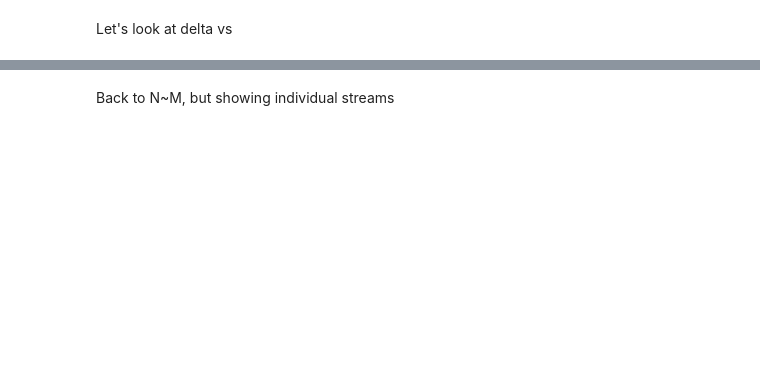
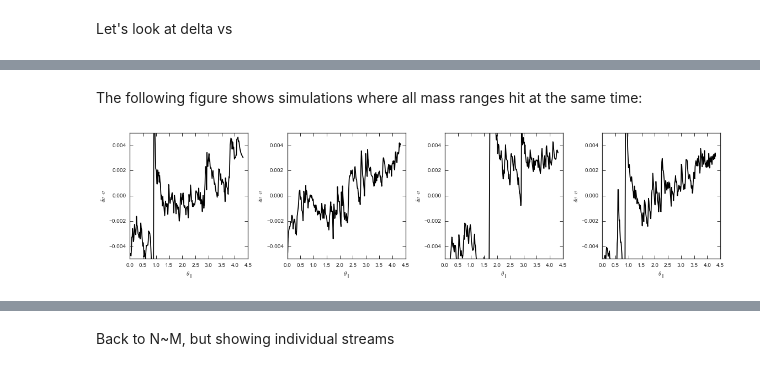
Before and after one commit to jobovy/streamgap-pepper, a Jupyter notebook: bell.ipynb, the cells around one changed output, grey strips where cells are left out. Drawn from its saved outputs; the diff is of its cells as text; code cells hidden in the pictures; blank space fills up the shorter version.

```diff
--- a/bell.ipynb
+++ b/bell.ipynb
@@ -112,11 +109,0 @@ What follows are some power spectra for random realizations of hits (first plot)
-# %%
-figsize(12,6)
-for ii in range(21):
-    px, py=signal.periodogram(randomdO(100,vs,xs),fs=(xs[1,0]-xs[0,0]))
-    semilogx(px,py/numpy.amax(py),color='b',lw=0.5,alpha=0.5)
-for ii in range(21):
-    px, py= signal.periodogram(randomdO(10,vs,xs,GM=10**-3./bovy_conversion.mass_in_1010msol(V0,R0),rs=0.250/R0),fs=(xs[1,0]-xs[0,0]))
-    semilogx(px,py/numpy.amax(py),color='g',lw=0.5,alpha=0.5)
-for ii in range(21):
-    px, py= signal.periodogram(randomdO(1000,vs,xs,GM=10**-5./bovy_conversion.mass_in_1010msol(V0,R0),rs=0.04/R0),fs=(xs[1,0]-xs[0,0]))
-    semilogx(px,py/numpy.amax(py),color='r',lw=0.5,alpha=0.5)
@@ -281 +203,60 @@ tight_layout()
+# %% [markdown]
+The following figure shows simulations where all mass ranges hit at the same time:
+# %%
+figsize(16,4)
+subplot(1,4,1)
+dvs, dvdotvs8= randomdvs(10**8,sdfl_per_1e8_peri)
+dvs, dvdotvs7= randomdvs(10**7,sdfl_per_1e8_peri)
+dvs, dvdotvs6= randomdvs(10**6,sdfl_per_1e8_peri)
+dvs, dvdotvs5= randomdvs(10**5,sdfl_per_1e8_peri)
+plot(thetapars,numpy.sum(dvdotvs8,axis=0)
+     +numpy.sum(dvdotvs7,axis=0)
+     +numpy.sum(dvdotvs6,axis=0)
+     +numpy.sum(dvdotvs5,axis=0),
+     zorder=0,color='k')
+xlabel(r'$\theta_\parallel$')
+ylabel(r'$\delta v\cdot v$')
+ylim(-0.005,0.005)
+subplot(1,4,2)
+dvs, dvdotvs8= randomdvs(10**8,sdfl_per_1e8_peri)
+dvs, dvdotvs7= randomdvs(10**7,sdfl_per_1e8_peri)
+dvs, dvdotvs6= randomdvs(10**6,sdfl_per_1e8_peri)
+dvs, dvdotvs5= randomdvs(10**5,sdfl_per_1e8_peri)
+plot(thetapars,numpy.sum(dvdotvs8,axis=0)
+     +numpy.sum(dvdotvs7,axis=0)
+     +numpy.sum(dvdotvs6,axis=0)
+     +numpy.sum(dvdotvs5,axis=0),
+     zorder=0,color='k')
+xlabel(r'$\theta_\parallel$')
+ylabel(r'$\delta v\cdot v$')
+ylim(-0.005,0.005)
+subplot(1,4,3)
+dvs, dvdotvs8= randomdvs(10**8,sdfl_per_1e8_peri)
+dvs, dvdotvs7= randomdvs(10**7,sdfl_per_1e8_peri)
+dvs, dvdotvs6= randomdvs(10**6,sdfl_per_1e8_peri)
+dvs, dvdotvs5= randomdvs(10**5,sdfl_per_1e8_peri)
+plot(thetapars,numpy.sum(dvdotvs8,axis=0)
+     +numpy.sum(dvdotvs7,axis=0)
+     +numpy.sum(dvdotvs6,axis=0)
+     +numpy.sum(dvdotvs5,axis=0),
+     zorder=0,color='k')
+xlabel(r'$\theta_\parallel$')
+ylabel(r'$\delta v\cdot v$')
+ylim(-0.005,0.005)
+subplot(1,4,4)
+dvs, dvdotvs8= randomdvs(10**8,sdfl_per_1e8_peri)
+dvs, dvdotvs7= randomdvs(10**7,sdfl_per_1e8_peri)
+dvs, dvdotvs6= randomdvs(10**6,sdfl_per_1e8_peri)
+dvs, dvdotvs5= randomdvs(10**5,sdfl_per_1e8_peri)
+plot(thetapars,numpy.sum(dvdotvs8,axis=0)
+     +numpy.sum(dvdotvs7,axis=0)
+     +numpy.sum(dvdotvs6,axis=0)
+     +numpy.sum(dvdotvs5,axis=0),
+     zorder=0,color='k')
+xlabel(r'$\theta_\parallel$')
+ylabel(r'$\delta v\cdot v$')
+ylim(-0.005,0.005)
+tight_layout()
+# %% [output]
+[figure, added]
 # %% [markdown]
```
Also changed, not shown: parts of 34 cells of this notebook.
